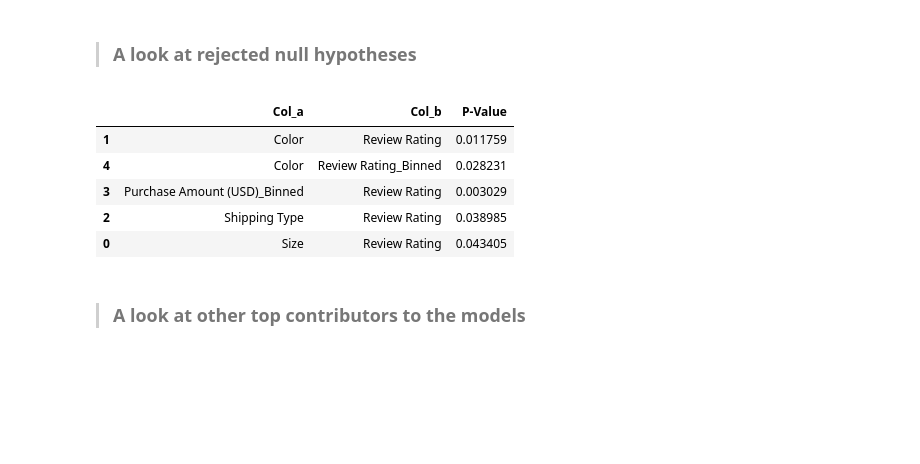
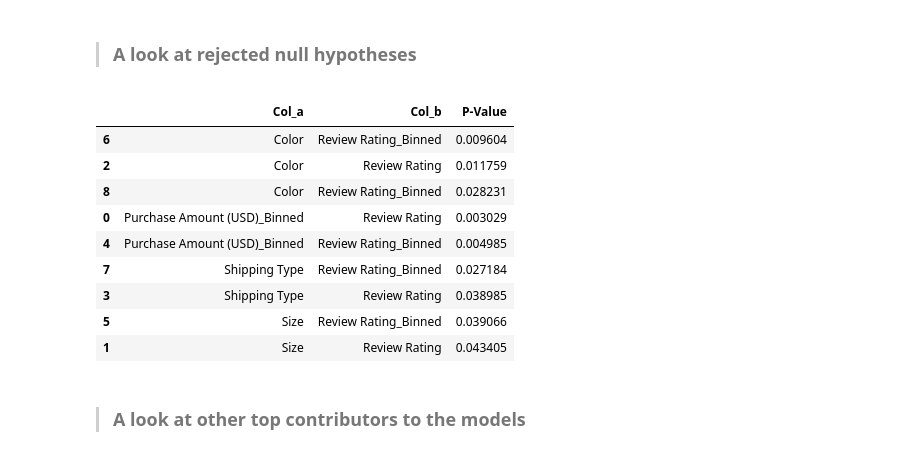
Before and after one commit to Leeishere/Consumer_Habits, a Jupyter notebook: Analyze_Reviews.ipynb, the cells around one changed output. Drawn from its saved outputs; the diff is of its cells as text; code cells hidden in the pictures; blank space fills up the shorter version.

```diff
--- a/Analyze_Reviews.ipynb
+++ b/Analyze_Reviews.ipynb
@@ -170,20 +184,26 @@ plt.show()
 # %%
 chi=Chi2()
 anova=ANOVA()
-kruskal_related=anova.cat_num_column_kruskal_wallis_relationships(df, alpha=0.05,keep_similar=False, numeric_columns=['Review Rating'],categoric_columns=df.astype('object').columns,detect_pseudo_numeric=True)
+kruskal_related=anova.cat_num_column_kruskal_wallis_relationships(df, alpha=0.05,keep_similar=False, numeric_columns=None,categoric_columns=None,detect_pseudo_numeric=True,numeric_target=['Review Rating','Review Rating_Binned'])
 chi_related=chi.categorical_column_relationships(df, alpha=0.05, keep_similar=False, columns=None, additional=True, target=['Review Rating_Binned'])
 kruskal_related.columns=['Col_a','Col_b','P-Value']
 chi_related.columns=['Col_b','Col_a','P-Value']
 kruskal_related=kruskal_related.loc[(~kruskal_related['Col_a'].str.startswith('Review'))&(~kruskal_related['Col_a'].str.endswith('Ordinalized'))]
 significant_relationships=pd.concat([kruskal_related,chi_related],ignore_index=True)
-significant_relationships.sort_values(by=['Col_a','P-Value'], ascending=True)
+relations=significant_relationships.sort_values(by=['Col_a','P-Value'], ascending=True)
+relations['P-Value']=round(relations['P-Value'],6)
+relations
 # %% [output]
 |  | Col_a | Col_b | P-Value |
-| 1 | Color | Review Rating | 0.011759 |
-| 4 | Color | Review Rating_Binned | 0.028231 |
-| 3 | Purchase Amount (USD)_Binned | Review Rating | 0.003029 |
-| 2 | Shipping Type | Review Rating | 0.038985 |
-| 0 | Size | Review Rating | 0.043405 |
+| 6 | Color | Review Rating_Binned | 0.009604 |
+| 2 | Color | Review Rating | 0.011759 |
+| 8 | Color | Review Rating_Binned | 0.028231 |
+| 0 | Purchase Amount (USD)_Binned | Review Rating | 0.003029 |
+| 4 | Purchase Amount (USD)_Binned | Review Rating_Binned | 0.004985 |
+| 7 | Shipping Type | Review Rating_Binned | 0.027184 |
+| 3 | Shipping Type | Review Rating | 0.038985 |
+| 5 | Size | Review Rating_Binned | 0.039066 |
+| 1 | Size | Review Rating | 0.043405 |
 # %% [markdown]
 >### A look at other top contributors to the models
 # %%
```
Also changed, not shown: parts of 10 cells of this notebook, 7 other files.
